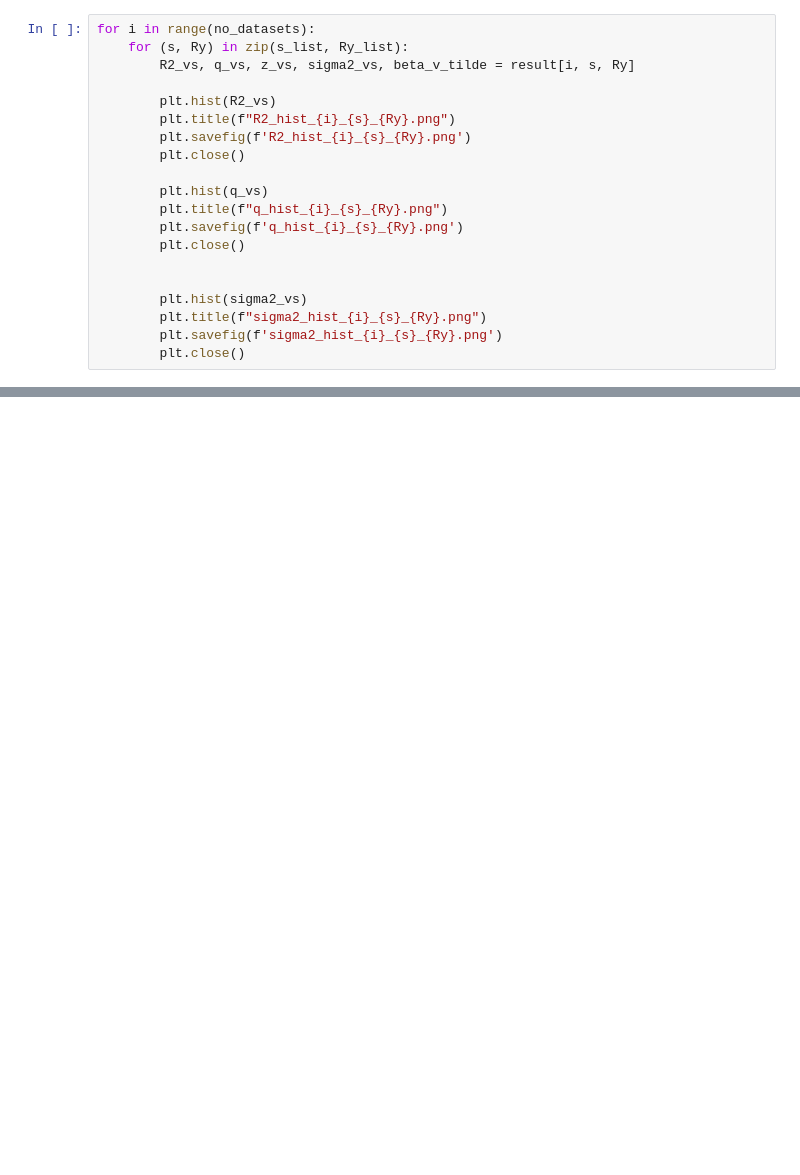
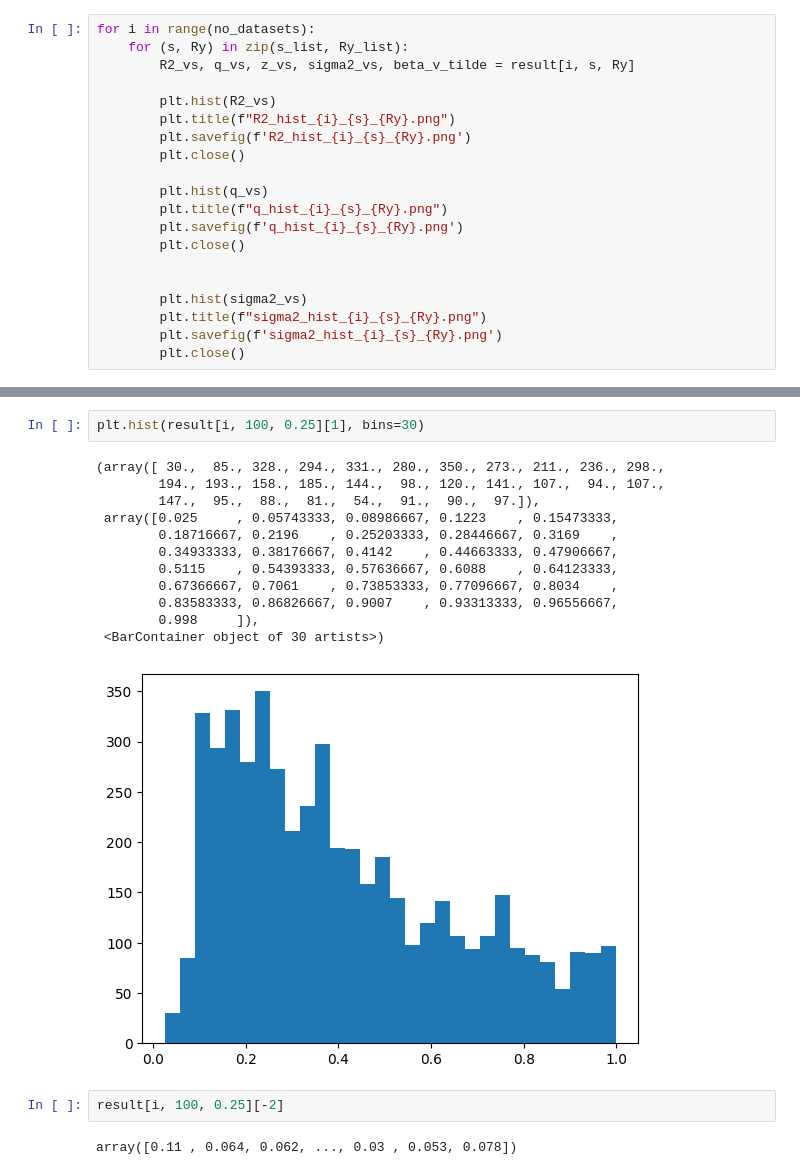
Before and after one commit to hallelujahylefay/hw_bayesian_gibbs_sampler, a Jupyter notebook: posteriors.ipynb, the cells around one changed output, grey strips where cells are left out. Cells and saved outputs as stored; diff of their text form; blank space fills up the shorter version.

```diff
--- a/posteriors.ipynb
+++ b/posteriors.ipynb
@@ -35,0 +50,19 @@ for i in range(no_datasets):
+# %%
+plt.hist(result[i, 100, 0.25][1], bins=30)
+# %% [output]
+(array([ 30.,  85., 328., 294., 331., 280., 350., 273., 211., 236., 298.,
+        194., 193., 158., 185., 144.,  98., 120., 141., 107.,  94., 107.,
+        147.,  95.,  88.,  81.,  54.,  91.,  90.,  97.]),
+ array([0.025     , 0.05743333, 0.08986667, 0.1223    , 0.15473333,
+        0.18716667, 0.2196    , 0.25203333, 0.28446667, 0.3169    ,
+        0.34933333, 0.38176667, 0.4142    , 0.44663333, 0.47906667,
+        0.5115    , 0.54393333, 0.57636667, 0.6088    , 0.64123333,
+        0.67366667, 0.7061    , 0.73853333, 0.77096667, 0.8034    ,
+        0.83583333, 0.86826667, 0.9007    , 0.93313333, 0.96556667,
+        0.998     ]),
+ <BarContainer object of 30 artists>)
+[figure, added]
+# %%
+result[i, 100, 0.25][-2]
+# %% [output]
+array([0.11 , 0.064, 0.062, ..., 0.03 , 0.053, 0.078])
```
Also changed, not shown: parts of 6 cells of this notebook, 3 other files.
